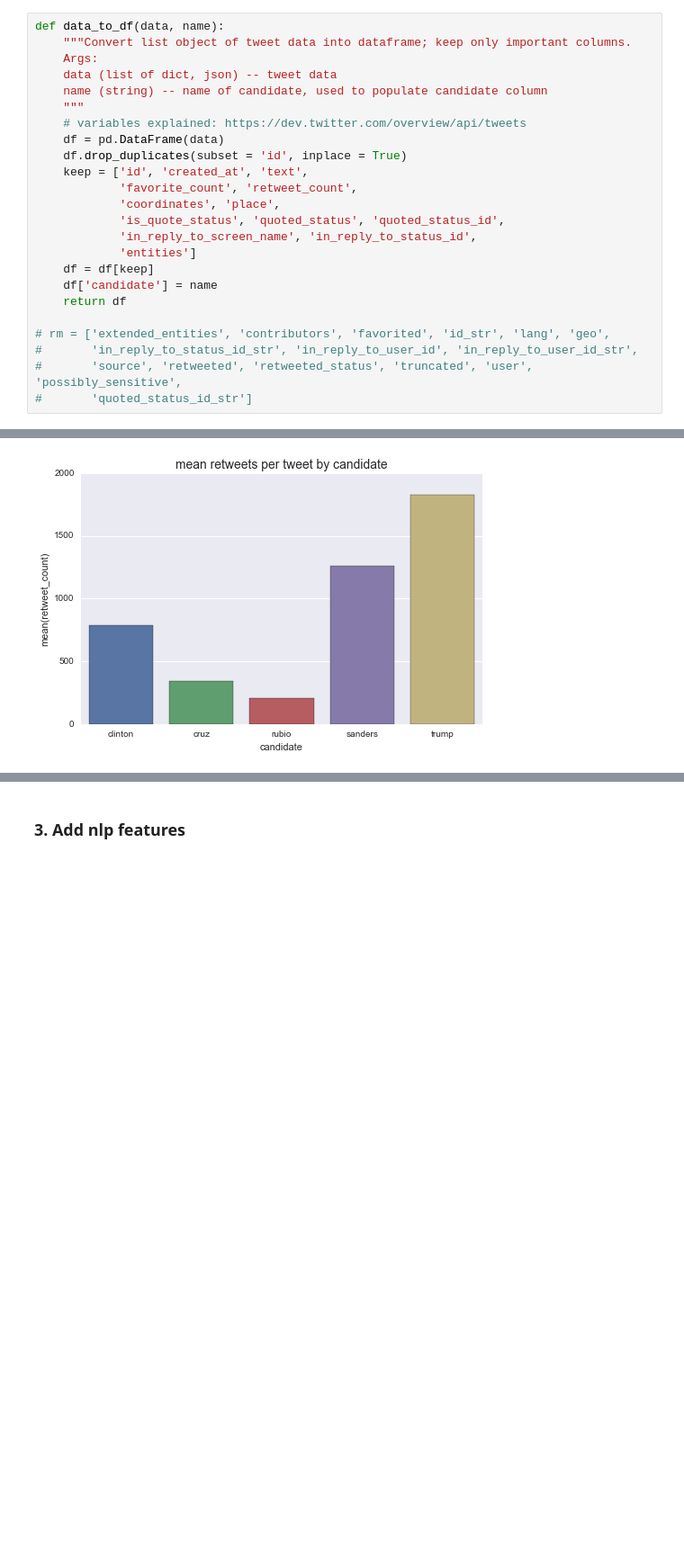
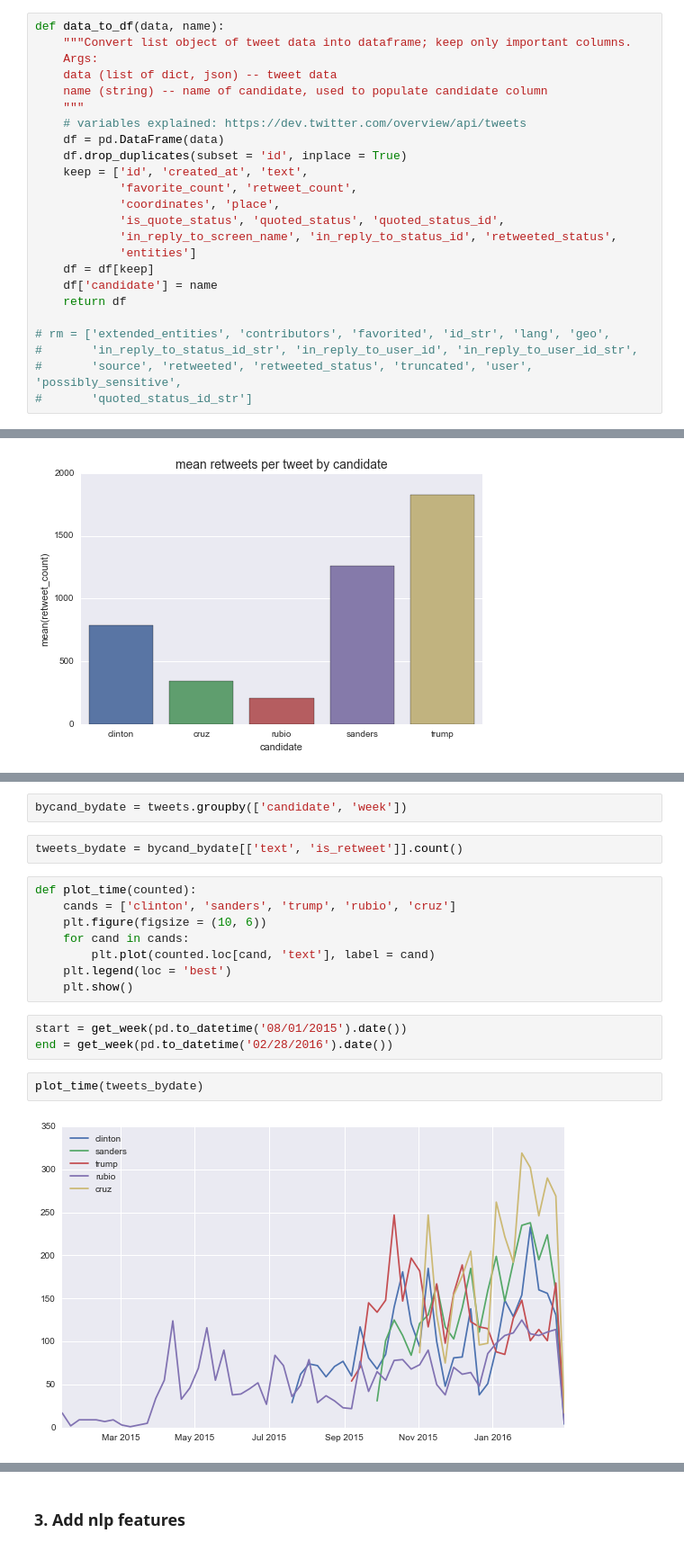
Before and after one commit to dianalam/candidate-tweets, a Jupyter notebook: tweet-analysis.ipynb, the cells around one changed output, grey strips where cells are left out. Shown at 90% size. Cells and saved outputs as stored; diff of their text form; blank space fills up the shorter version.

Commit message:
topic modeling wrap up and start viz

```diff
--- a/tweet-analysis.ipynb
+++ b/tweet-analysis.ipynb
@@ -85,7 +86,7 @@ def data_to_df(data, name):
             'favorite_count', 'retweet_count',
             'coordinates', 'place',
             'is_quote_status', 'quoted_status', 'quoted_status_id',
-            'in_reply_to_screen_name', 'in_reply_to_status_id',
+            'in_reply_to_screen_name', 'in_reply_to_status_id', 'retweeted_status',
             'entities']
     df = df[keep]
     df['candidate'] = name
@@ -144,0 +181,19 @@ plt.show()
+# %%
+bycand_bydate = tweets.groupby(['candidate', 'week'])
+# %%
+tweets_bydate = bycand_bydate[['text', 'is_retweet']].count()
+# %%
+def plot_time(counted):
+    cands = ['clinton', 'sanders', 'trump', 'rubio', 'cruz']
+    plt.figure(figsize = (10, 6))
+    for cand in cands:
+        plt.plot(counted.loc[cand, 'text'], label = cand)
+    plt.legend(loc = 'best')
+    plt.show()
+# %%
+start = get_week(pd.to_datetime('08/01/2015').date())
+end = get_week(pd.to_datetime('02/28/2016').date())
+# %%
+plot_time(tweets_bydate)
+# %% [output]
+[figure, added]
```
Also changed, not shown: parts of 66 cells of this notebook, 2 other files.
